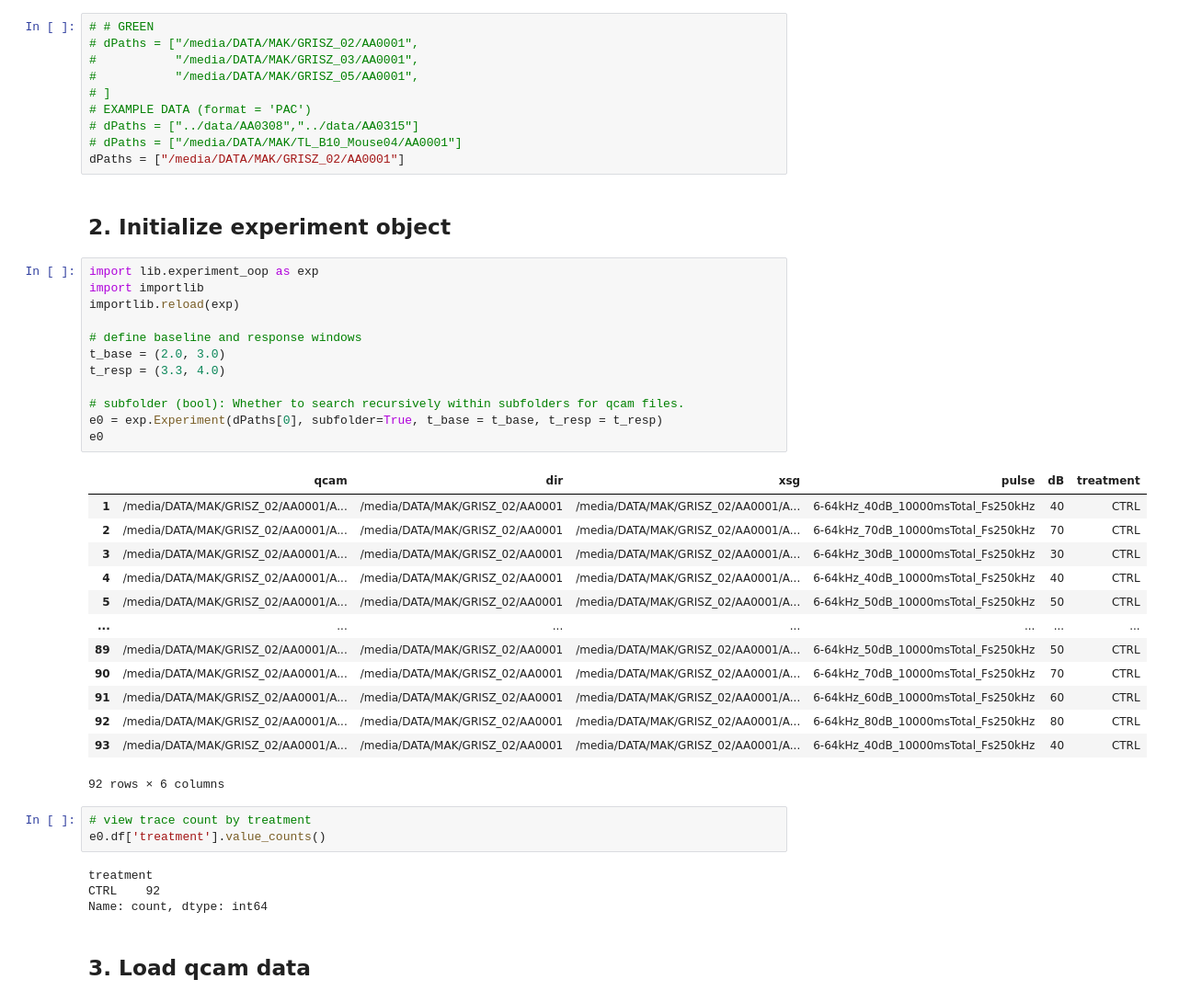
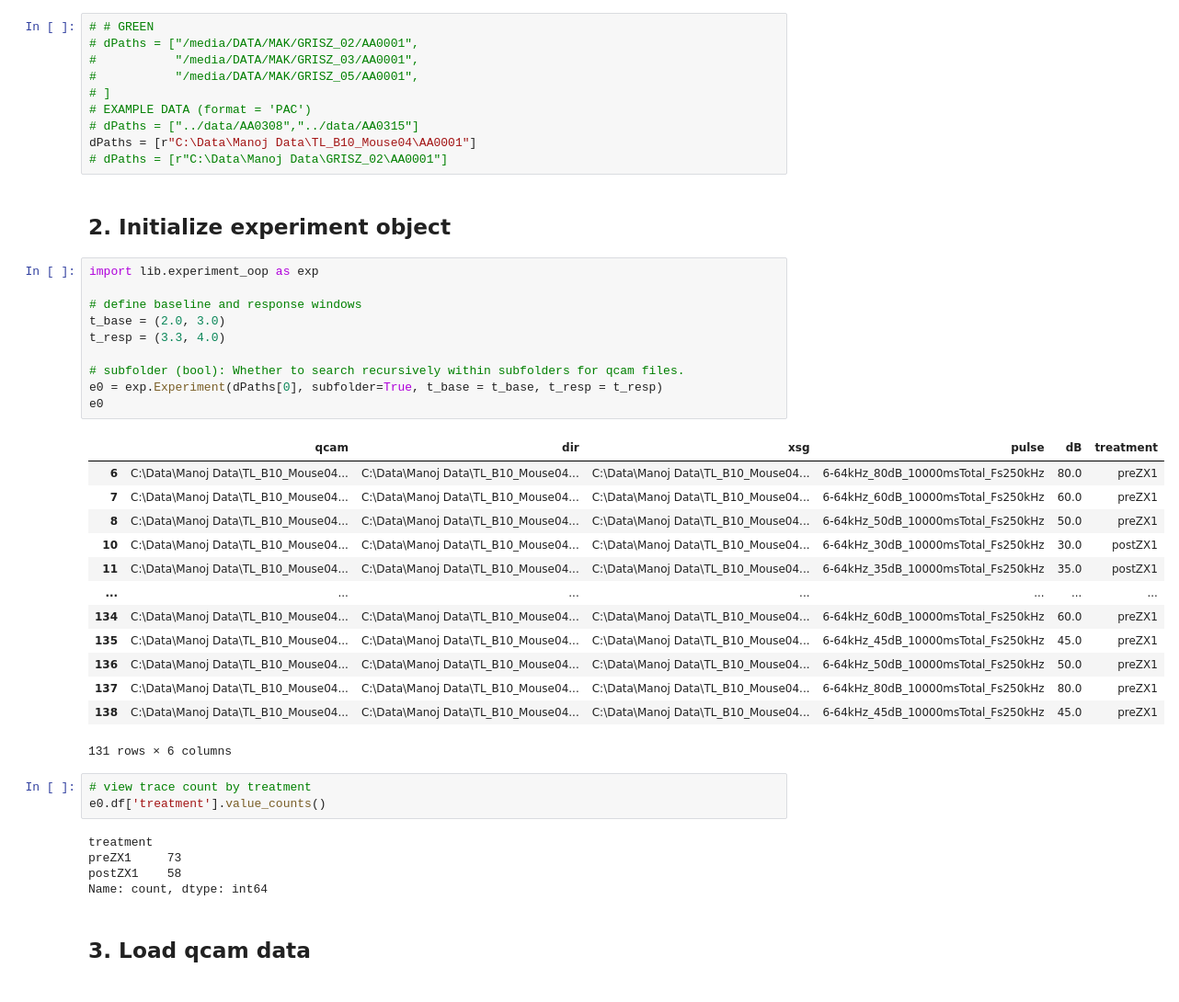
Before and after one commit to xiubert/pyFluo, a Jupyter notebook: src/analysis_singleAnimal_oop.ipynb, the cells around one changed output. Shown at 92% size. Saved outputs shown, nothing was run; the diff lists cells and outputs as text.

```diff
--- a/src/analysis_singleAnimal_oop.ipynb
+++ b/src/analysis_singleAnimal_oop.ipynb
@@ -10,42 +10,41 @@
 # ]
 # EXAMPLE DATA (format = 'PAC')
 # dPaths = ["../data/AA0308","../data/AA0315"]
-# dPaths = ["/media/DATA/MAK/TL_B10_Mouse04/AA0001"]
-dPaths = ["/media/DATA/MAK/GRISZ_02/AA0001"]
+dPaths = [r"C:\Data\Manoj Data\TL_B10_Mouse04\AA0001"]
+# dPaths = [r"C:\Data\Manoj Data\GRISZ_02\AA0001"]
 # %% [markdown]
 ## 2. Initialize experiment object
 # %%
 import lib.experiment_oop as exp
-import importlib
-importlib.reload(exp)
 
 # define baseline and response windows
 t_base = (2.0, 3.0)
 t_resp = (3.3, 4.0)
 
 # subfolder (bool): Whether to search recursively within subfolders for qcam files.
 e0 = exp.Experiment(dPaths[0], subfolder=True, t_base = t_base, t_resp = t_resp)
 e0
 # %% [output]
 |  | qcam | dir | xsg | pulse | dB | treatment |
-| 1 | /media/DATA/MAK/GRISZ_02/AA0001/A... | /media/DATA/MAK/GRISZ_02/AA0001 | /media/DATA/MAK/GRISZ_02/AA0001/A... | 6-64kHz_40dB_10000msTotal_Fs250kHz | 40 | CTRL |
-| 2 | /media/DATA/MAK/GRISZ_02/AA0001/A... | /media/DATA/MAK/GRISZ_02/AA0001 | /media/DATA/MAK/GRISZ_02/AA0001/A... | 6-64kHz_70dB_10000msTotal_Fs250kHz | 70 | CTRL |
-| 3 | /media/DATA/MAK/GRISZ_02/AA0001/A... | /media/DATA/MAK/GRISZ_02/AA0001 | /media/DATA/MAK/GRISZ_02/AA0001/A... | 6-64kHz_30dB_10000msTotal_Fs250kHz | 30 | CTRL |
-| 4 | /media/DATA/MAK/GRISZ_02/AA0001/A... | /media/DATA/MAK/GRISZ_02/AA0001 | /media/DATA/MAK/GRISZ_02/AA0001/A... | 6-64kHz_40dB_10000msTotal_Fs250kHz | 40 | CTRL |
-| 5 | /media/DATA/MAK/GRISZ_02/AA0001/A... | /media/DATA/MAK/GRISZ_02/AA0001 | /media/DATA/MAK/GRISZ_02/AA0001/A... | 6-64kHz_50dB_10000msTotal_Fs250kHz | 50 | CTRL |
+| 6 | C:\Data\Manoj Data\TL_B10_Mouse04... | C:\Data\Manoj Data\TL_B10_Mouse04... | C:\Data\Manoj Data\TL_B10_Mouse04... | 6-64kHz_80dB_10000msTotal_Fs250kHz | 80.0 | preZX1 |
+| 7 | C:\Data\Manoj Data\TL_B10_Mouse04... | C:\Data\Manoj Data\TL_B10_Mouse04... | C:\Data\Manoj Data\TL_B10_Mouse04... | 6-64kHz_60dB_10000msTotal_Fs250kHz | 60.0 | preZX1 |
+| 8 | C:\Data\Manoj Data\TL_B10_Mouse04... | C:\Data\Manoj Data\TL_B10_Mouse04... | C:\Data\Manoj Data\TL_B10_Mouse04... | 6-64kHz_50dB_10000msTotal_Fs250kHz | 50.0 | preZX1 |
+| 10 | C:\Data\Manoj Data\TL_B10_Mouse04... | C:\Data\Manoj Data\TL_B10_Mouse04... | C:\Data\Manoj Data\TL_B10_Mouse04... | 6-64kHz_30dB_10000msTotal_Fs250kHz | 30.0 | postZX1 |
+| 11 | C:\Data\Manoj Data\TL_B10_Mouse04... | C:\Data\Manoj Data\TL_B10_Mouse04... | C:\Data\Manoj Data\TL_B10_Mouse04... | 6-64kHz_35dB_10000msTotal_Fs250kHz | 35.0 | postZX1 |
 | ... | ... | ... | ... | ... | ... | ... |
-| 89 | /media/DATA/MAK/GRISZ_02/AA0001/A... | /media/DATA/MAK/GRISZ_02/AA0001 | /media/DATA/MAK/GRISZ_02/AA0001/A... | 6-64kHz_50dB_10000msTotal_Fs250kHz | 50 | CTRL |
-| 90 | /media/DATA/MAK/GRISZ_02/AA0001/A... | /media/DATA/MAK/GRISZ_02/AA0001 | /media/DATA/MAK/GRISZ_02/AA0001/A... | 6-64kHz_70dB_10000msTotal_Fs250kHz | 70 | CTRL |
-| 91 | /media/DATA/MAK/GRISZ_02/AA0001/A... | /media/DATA/MAK/GRISZ_02/AA0001 | /media/DATA/MAK/GRISZ_02/AA0001/A... | 6-64kHz_60dB_10000msTotal_Fs250kHz | 60 | CTRL |
-| 92 | /media/DATA/MAK/GRISZ_02/AA0001/A... | /media/DATA/MAK/GRISZ_02/AA0001 | /media/DATA/MAK/GRISZ_02/AA0001/A... | 6-64kHz_80dB_10000msTotal_Fs250kHz | 80 | CTRL |
-| 93 | /media/DATA/MAK/GRISZ_02/AA0001/A... | /media/DATA/MAK/GRISZ_02/AA0001 | /media/DATA/MAK/GRISZ_02/AA0001/A... | 6-64kHz_40dB_10000msTotal_Fs250kHz | 40 | CTRL |
+| 134 | C:\Data\Manoj Data\TL_B10_Mouse04... | C:\Data\Manoj Data\TL_B10_Mouse04... | C:\Data\Manoj Data\TL_B10_Mouse04... | 6-64kHz_60dB_10000msTotal_Fs250kHz | 60.0 | preZX1 |
+| 135 | C:\Data\Manoj Data\TL_B10_Mouse04... | C:\Data\Manoj Data\TL_B10_Mouse04... | C:\Data\Manoj Data\TL_B10_Mouse04... | 6-64kHz_45dB_10000msTotal_Fs250kHz | 45.0 | preZX1 |
+| 136 | C:\Data\Manoj Data\TL_B10_Mouse04... | C:\Data\Manoj Data\TL_B10_Mouse04... | C:\Data\Manoj Data\TL_B10_Mouse04... | 6-64kHz_50dB_10000msTotal_Fs250kHz | 50.0 | preZX1 |
+| 137 | C:\Data\Manoj Data\TL_B10_Mouse04... | C:\Data\Manoj Data\TL_B10_Mouse04... | C:\Data\Manoj Data\TL_B10_Mouse04... | 6-64kHz_80dB_10000msTotal_Fs250kHz | 80.0 | preZX1 |
+| 138 | C:\Data\Manoj Data\TL_B10_Mouse04... | C:\Data\Manoj Data\TL_B10_Mouse04... | C:\Data\Manoj Data\TL_B10_Mouse04... | 6-64kHz_45dB_10000msTotal_Fs250kHz | 45.0 | preZX1 |
-92 rows × 6 columns
+131 rows × 6 columns
 # %%
 # view trace count by treatment
 e0.df['treatment'].value_counts()
 # %% [output]
 treatment
-CTRL    92
+preZX1     73
+postZX1    58
 Name: count, dtype: int64
 # %% [markdown]
 ## 3. Load qcam data
```
Also changed, not shown: parts of 12 cells of this notebook, 3 other files.
